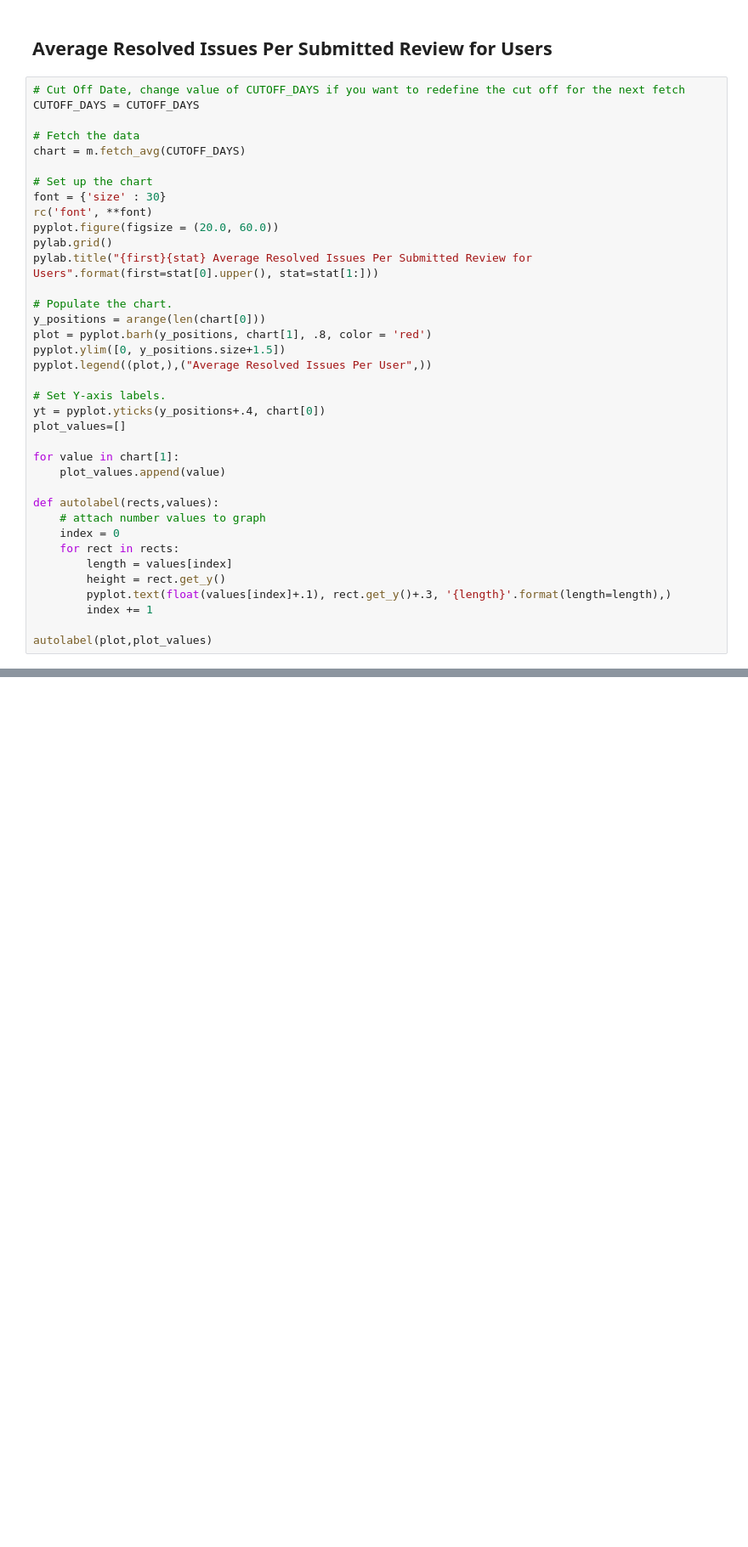
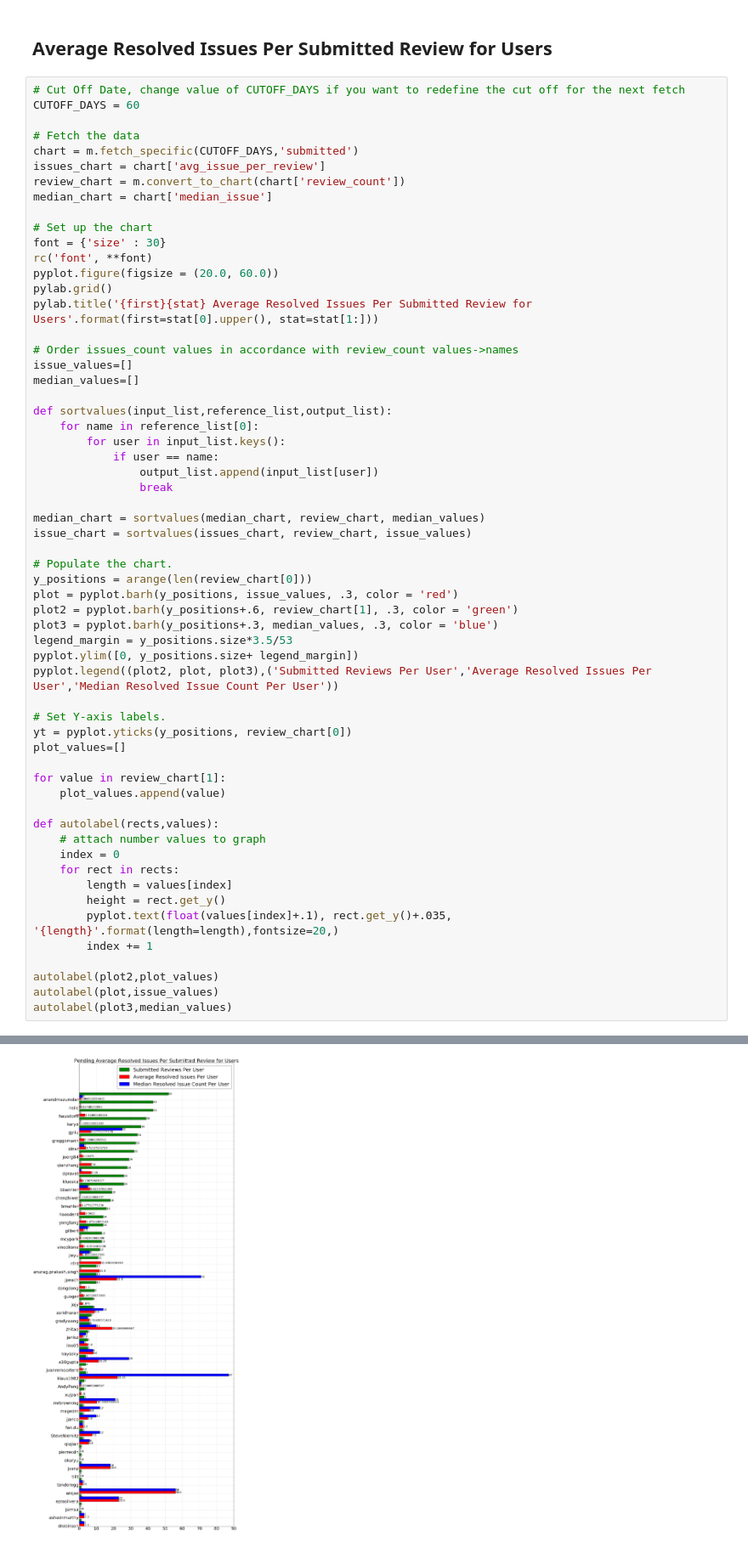
Before and after one commit to mesosphere/rb-stats, a Jupyter notebook: Mesos Review Board.ipynb, the cells around one changed output, grey strips where cells are left out. Shown at 85% size. Drawn from its saved outputs; the diff is of its cells as text; blank space fills up the shorter version.

```diff
--- a/Mesos Review Board.ipynb
+++ b/Mesos Review Board.ipynb
@@ -110,29 +117,49 @@ Average Resolved Issues Per Submitted Review for Users
 ---
 # %%
 # Cut Off Date, change value of CUTOFF_DAYS if you want to redefine the cut off for the next fetch
-CUTOFF_DAYS = CUTOFF_DAYS
+CUTOFF_DAYS = 60
 
 # Fetch the data
-chart = m.fetch_avg(CUTOFF_DAYS)
+chart = m.fetch_specific(CUTOFF_DAYS,'submitted')
+issues_chart = chart['avg_issue_per_review']
+review_chart = m.convert_to_chart(chart['review_count'])
+median_chart = chart['median_issue']
 
 # Set up the chart
 font = {'size' : 30}
 rc('font', **font)
 pyplot.figure(figsize = (20.0, 60.0))
 pylab.grid()
-pylab.title("{first}{stat} Average Resolved Issues Per Submitted Review for Users".format(first=stat[0].upper(), stat=stat[1:]))
+pylab.title('{first}{stat} Average Resolved Issues Per Submitted Review for Users'.format(first=stat[0].upper(), stat=stat[1:]))
+
+# Order issues_count values in accordance with review_count values->names
+issue_values=[]
+median_values=[]
+
+def sortvalues(input_list,reference_list,output_list):
+    for name in reference_list[0]:
+        for user in input_list.keys():
+            if user == name:
+                output_list.append(input_list[user])
+                break
+
+median_chart = sortvalues(median_chart, review_chart, median_values)
+issue_chart = sortvalues(issues_chart, review_chart, issue_values)
 
 # Populate the chart.
-y_positions = arange(len(chart[0]))
-plot = pyplot.barh(y_positions, chart[1], .8, color = 'red')
-pyplot.ylim([0, y_positions.size+1.5])
-pyplot.legend((plot,),("Average Resolved Issues Per User",))
+y_positions = arange(len(review_chart[0]))
+plot = pyplot.barh(y_positions, issue_values, .3, color = 'red')
+plot2 = pyplot.barh(y_positions+.6, review_chart[1], .3, color = 'green')
+plot3 = pyplot.barh(y_positions+.3, median_values, .3, color = 'blue')
+legend_margin = y_positions.size*3.5/53
+pyplot.ylim([0, y_positions.size+ legend_margin])
+pyplot.legend((plot2, plot, plot3),('Submitted Reviews Per User','Average Resolved Issues Per User','Median Resolved Issue Count Per User'))
 
 # Set Y-axis labels.
-yt = pyplot.yticks(y_positions+.4, chart[0])
+yt = pyplot.yticks(y_positions, review_chart[0])
 plot_values=[]
 
-for value in chart[1]:
+for value in review_chart[1]:
     plot_values.append(value)
 
 def autolabel(rects,values):
@@ -141,7 +168,10 @@ def autolabel(rects,values):
     for rect in rects:
         length = values[index]
         height = rect.get_y()
-        pyplot.text(float(values[index]+.1), rect.get_y()+.3, '{length}'.format(length=length),)
+        pyplot.text(float(values[index]+.1), rect.get_y()+.035, '{length}'.format(length=length),fontsize=20,)
         index += 1
 
-autolabel(plot,plot_values)
+autolabel(plot2,plot_values)
+autolabel(plot,issue_values)
+autolabel(plot3,median_values)
+# %% [output]
@@ -147,0 +180 @@ autolabel(plot,plot_values)
+[figure, added]
```
Also changed, not shown: parts of 4 cells of this notebook, 1 other file.
